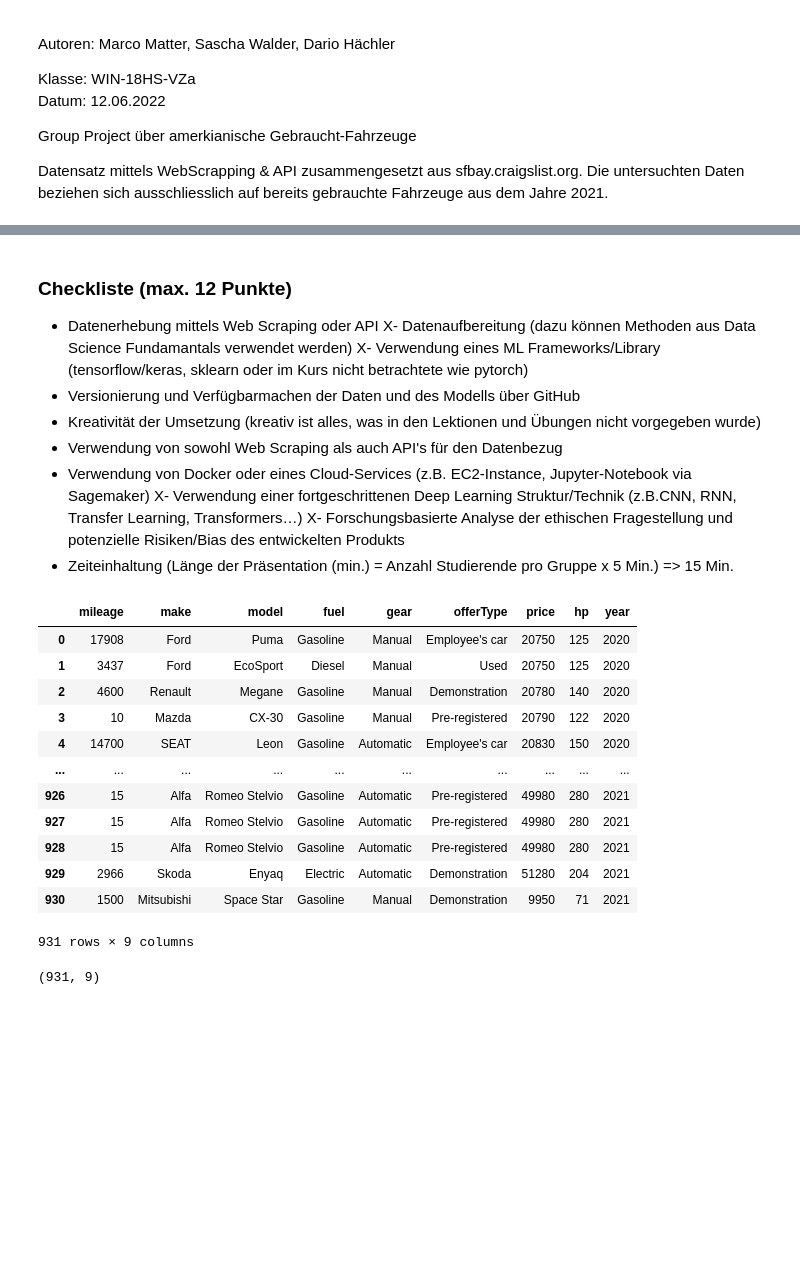
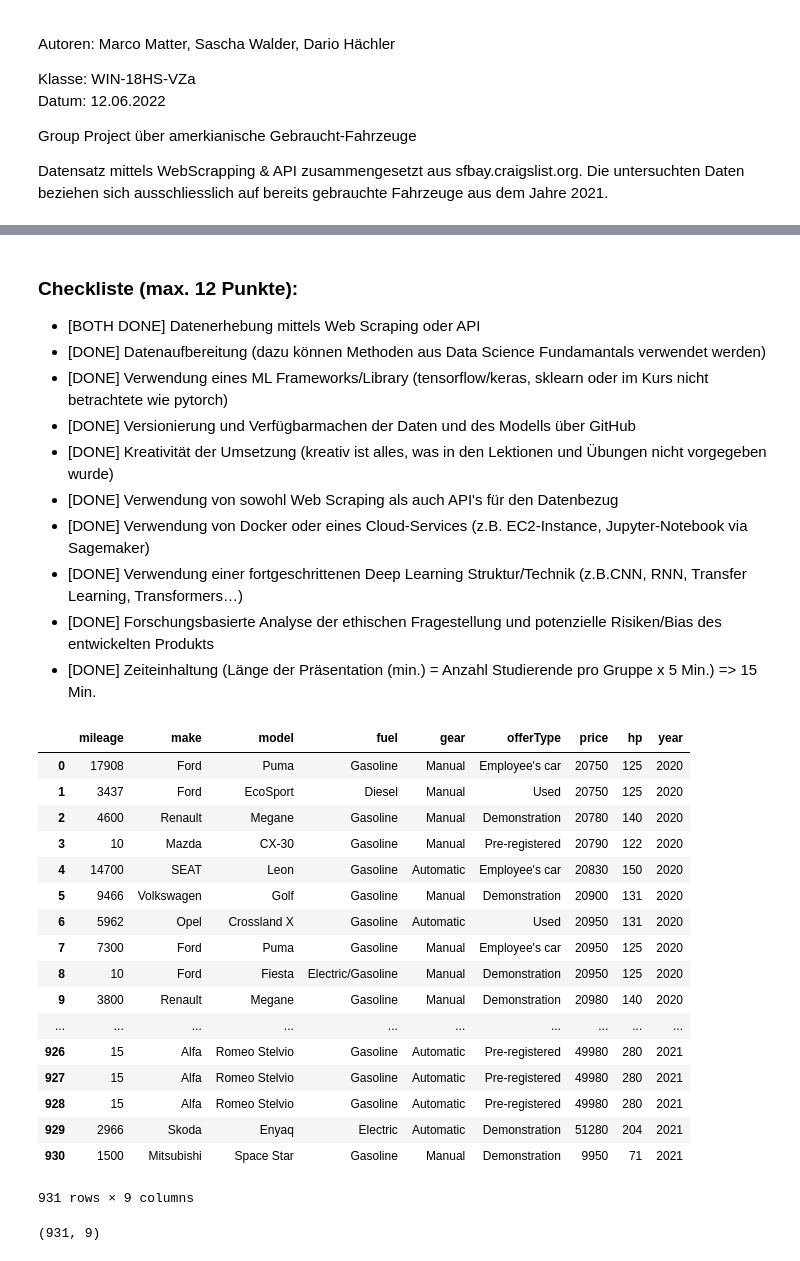
Before and after one commit to mattema2/Cars, a Jupyter notebook: SoldCars.ipynb, the cells around one changed output, grey strips where cells are left out. Cells and saved outputs as stored; diff of their text form; code cells hidden in the pictures; blank space fills up the shorter version.

```diff
--- a/SoldCars.ipynb
+++ b/SoldCars.ipynb
@@ -39,17 +39,17 @@ Bewertet werden:
 - Zeiteinhaltung (Länge der Präsentation (min.) = Anzahl Studierende pro Gruppe x 5 Min.) => 15 Min.
 # %% [markdown]
 
-### Checkliste (max. 12 Punkte)
--  Datenerhebung mittels Web Scraping oder API
-X-  Datenaufbereitung (dazu können Methoden aus Data Science Fundamantals verwendet werden)
-X-  Verwendung eines ML Frameworks/Library (tensorflow/keras, sklearn oder im Kurs nicht betrachtete wie pytorch)
--  Versionierung und Verfügbarmachen der Daten und des Modells über GitHub
--  Kreativität der Umsetzung (kreativ ist alles, was in den Lektionen und Übungen nicht vorgegeben wurde)
--  Verwendung von sowohl Web Scraping als auch API's für den Datenbezug
--  Verwendung von Docker oder eines Cloud-Services (z.B. EC2-Instance, Jupyter-Notebook via Sagemaker)
-X-  Verwendung einer fortgeschrittenen Deep Learning Struktur/Technik (z.B.CNN, RNN, Transfer Learning, Transformers…)
-X-  Forschungsbasierte Analyse der ethischen Fragestellung und potenzielle Risiken/Bias des entwickelten Produkts
--  Zeiteinhaltung (Länge der Präsentation (min.) = Anzahl Studierende pro Gruppe x 5 Min.) => 15 Min.
+### Checkliste (max. 12 Punkte):
+-  [BOTH DONE] Datenerhebung mittels Web Scraping oder API
+-  [DONE] Datenaufbereitung (dazu können Methoden aus Data Science Fundamantals verwendet werden)
+-  [DONE] Verwendung eines ML Frameworks/Library (tensorflow/keras, sklearn oder im Kurs nicht betrachtete wie pytorch)
+-  [DONE] Versionierung und Verfügbarmachen der Daten und des Modells über GitHub
+-  [DONE] Kreativität der Umsetzung (kreativ ist alles, was in den Lektionen und Übungen nicht vorgegeben wurde)
+-  [DONE] Verwendung von sowohl Web Scraping als auch API's für den Datenbezug
+-  [DONE] Verwendung von Docker oder eines Cloud-Services (z.B. EC2-Instance, Jupyter-Notebook via Sagemaker)
+-  [DONE] Verwendung einer fortgeschrittenen Deep Learning Struktur/Technik (z.B.CNN, RNN, Transfer Learning, Transformers…)
+-  [DONE] Forschungsbasierte Analyse der ethischen Fragestellung und potenzielle Risiken/Bias des entwickelten Produkts
+-  [DONE] Zeiteinhaltung (Länge der Präsentation (min.) = Anzahl Studierende pro Gruppe x 5 Min.) => 15 Min.
 # %%
 #Bibliotheken importieren
 import pandas as pd
@@ -60,18 +60,23 @@ import matplotlib.image as mpimg
 import seaborn as sns
 # %%
 #Schritt 1: CSV-File wird eingelesen
-data = pd.read_excel (r'C:\Users\Sascha\Desktop\cars.xlsx')
+data = pd.read_excel (r'C:\Users\alexw\Desktop\cars.xlsx')
 #Blendet alle Spalten ein
 pd.options.display.max_columns = None
 #Zeigt data an
 display(data)
 # %% [output]
 |  | mileage | make | model | fuel | gear | offerType | price | hp | year |
 | 0 | 17908 | Ford | Puma | Gasoline | Manual | Employee's car | 20750 | 125 | 2020 |
 | 1 | 3437 | Ford | EcoSport | Diesel | Manual | Used | 20750 | 125 | 2020 |
 | 2 | 4600 | Renault | Megane | Gasoline | Manual | Demonstration | 20780 | 140 | 2020 |
 | 3 | 10 | Mazda | CX-30 | Gasoline | Manual | Pre-registered | 20790 | 122 | 2020 |
 | 4 | 14700 | SEAT | Leon | Gasoline | Automatic | Employee's car | 20830 | 150 | 2020 |
+| 5 | 9466 | Volkswagen | Golf | Gasoline | Manual | Demonstration | 20900 | 131 | 2020 |
+| 6 | 5962 | Opel | Crossland X | Gasoline | Automatic | Used | 20950 | 131 | 2020 |
+| 7 | 7300 | Ford | Puma | Gasoline | Manual | Employee's car | 20950 | 125 | 2020 |
+| 8 | 10 | Ford | Fiesta | Electric/Gasoline | Manual | Demonstration | 20950 | 125 | 2020 |
+| 9 | 3800 | Renault | Megane | Gasoline | Manual | Demonstration | 20980 | 140 | 2020 |
 | ... | ... | ... | ... | ... | ... | ... | ... | ... | ... |
 | 926 | 15 | Alfa | Romeo Stelvio | Gasoline | Automatic | Pre-registered | 49980 | 280 | 2021 |
 | 927 | 15 | Alfa | Romeo Stelvio | Gasoline | Automatic | Pre-registered | 49980 | 280 | 2021 |
```
Also changed, not shown: parts of 10 cells of this notebook.
